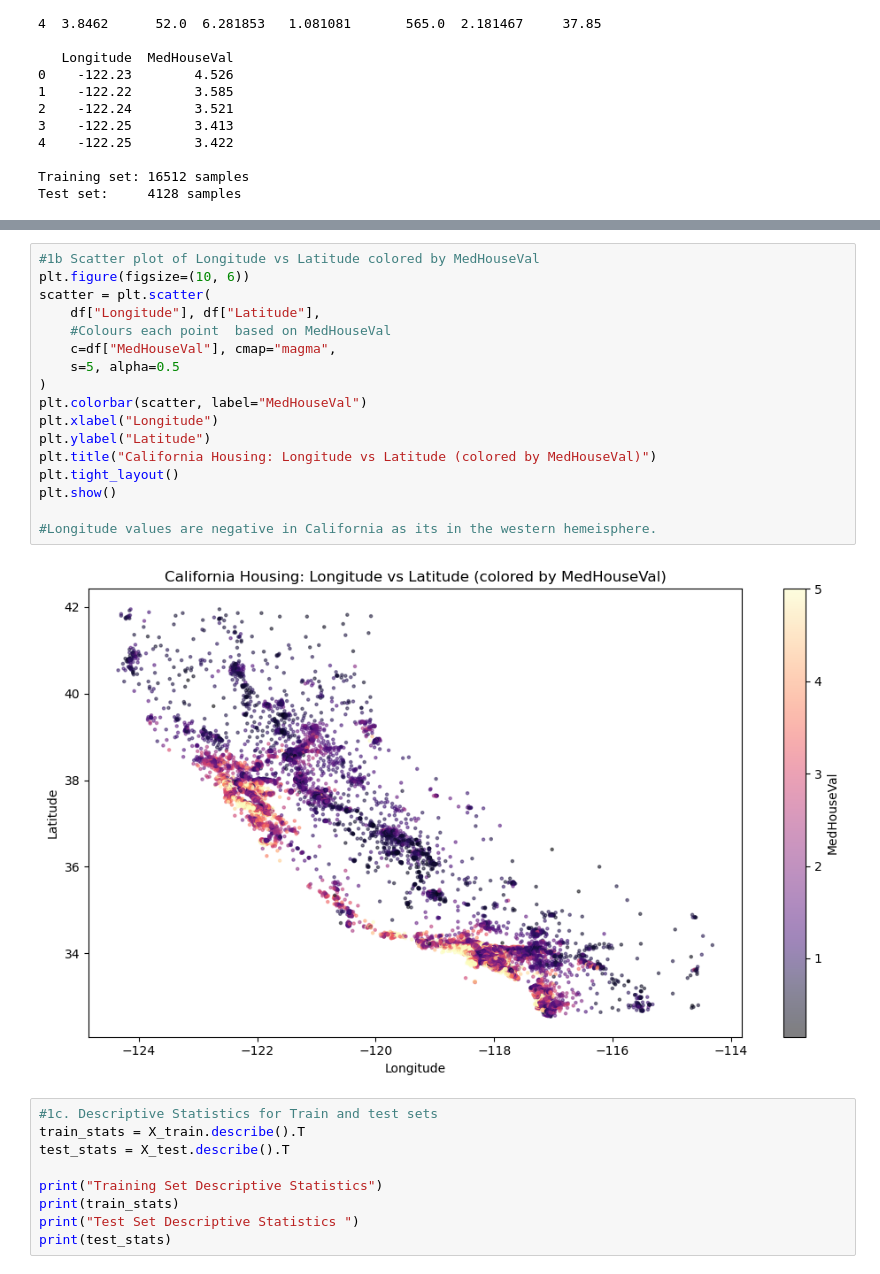
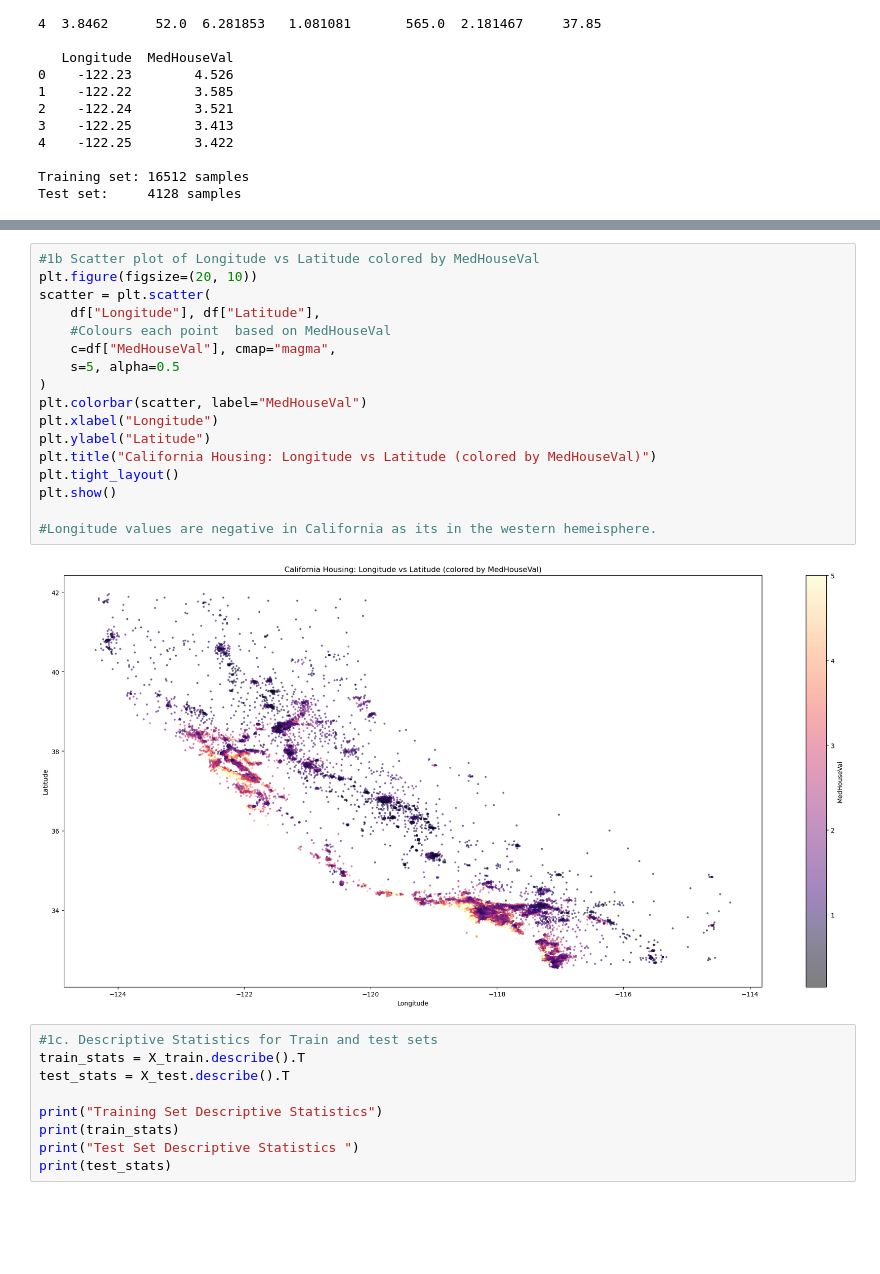
Before and after one commit to yashkaravadra21-afk/Case-Study-Explaining-House-Values-in-California, a Jupyter notebook: starterCode.ipynb, the cells around one changed output, grey strips where cells are left out. Drawn from its saved outputs; the diff is of its cells as text; blank space fills up the shorter version.

```diff
--- a/starterCode.ipynb
+++ b/starterCode.ipynb
@@ -81,23 +81,23 @@ MedHouseVal -0.144160  -0.045967     1.000000
 [figure]
 # %%
 #1b Scatter plot of Longitude vs Latitude colored by MedHouseVal
-plt.figure(figsize=(10, 6))
+plt.figure(figsize=(20, 10))
 scatter = plt.scatter(
     df["Longitude"], df["Latitude"],
     #Colours each point  based on MedHouseVal
     c=df["MedHouseVal"], cmap="magma",
     s=5, alpha=0.5
 )
 plt.colorbar(scatter, label="MedHouseVal")
 plt.xlabel("Longitude")
 plt.ylabel("Latitude")
 plt.title("California Housing: Longitude vs Latitude (colored by MedHouseVal)")
 plt.tight_layout()
 plt.show()
 
 #Longitude values are negative in California as its in the western hemeisphere.
 # %% [output]
-[figure, old version]
+[figure, new version]
 # %%
 #1c. Descriptive Statistics for Train and test sets
 train_stats = X_train.describe().T
```
Also changed, not shown: parts of 6 cells of this notebook.
